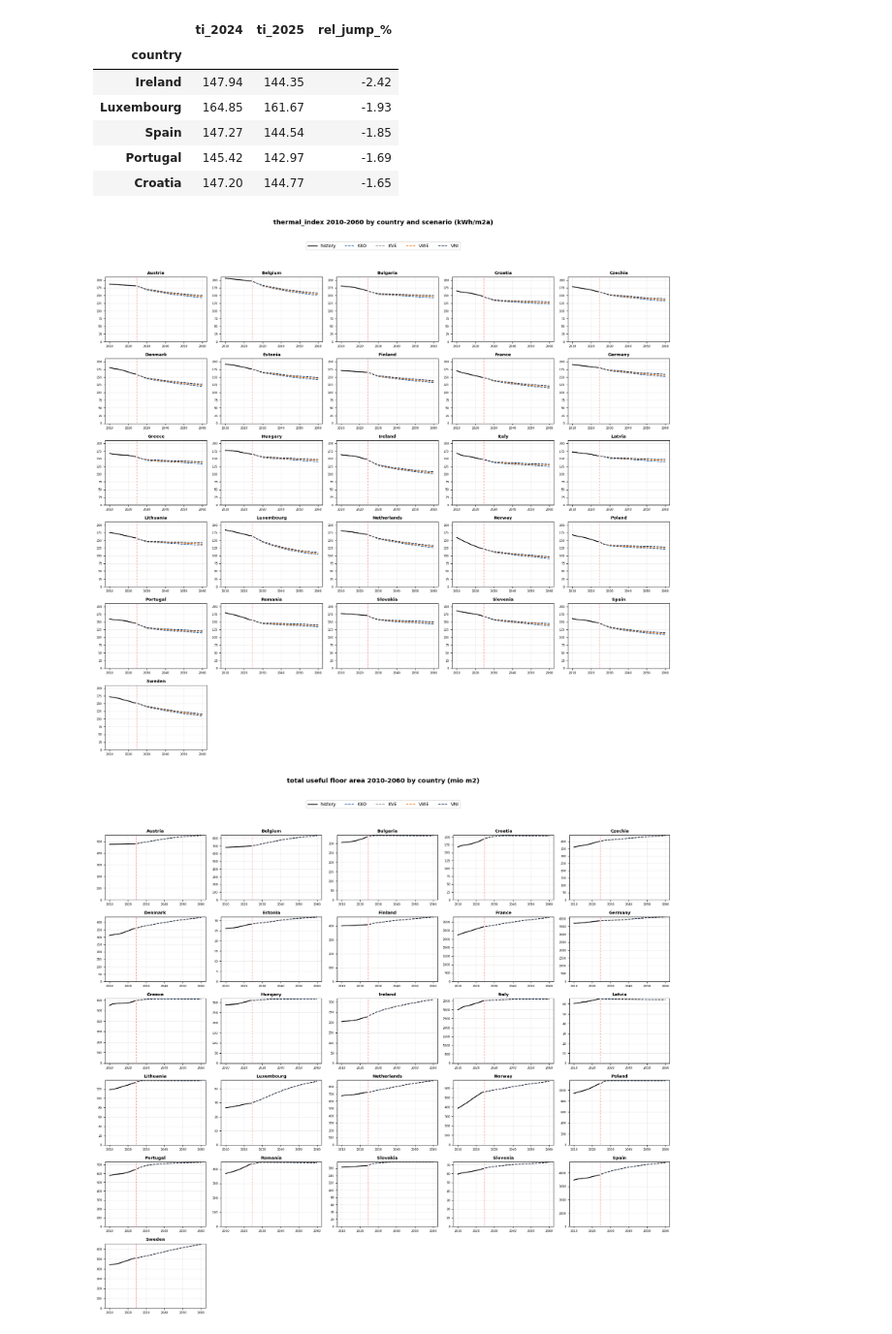
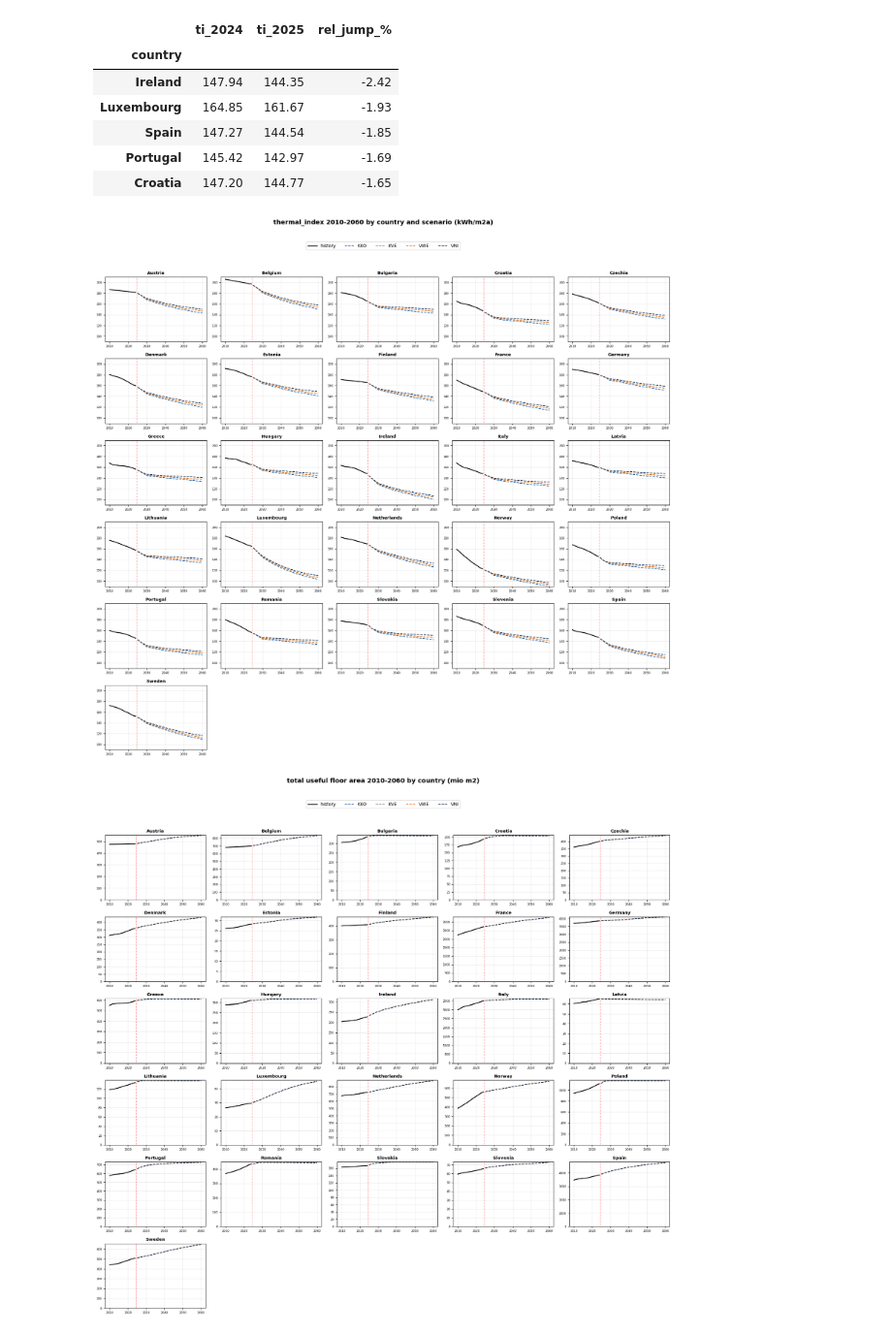
Before and after one commit to morteezzaa/demand_forecast_MA, a Jupyter notebook: floor_area_panel.ipynb, the cells around one changed output. Shown at 97% size. Saved outputs shown, nothing was run; the diff lists cells and outputs as text; code cells hidden in the pictures.

```diff
--- a/floor_area_panel.ipynb
+++ b/floor_area_panel.ipynb
@@ -261,5 +229,0 @@ the value below used only as a fallback if the estimate is implausible.
-# %%
-EPSILON_DEFAULT = 0.25      # fallback income elasticity of floor area per capita
-EPSILON_BOUNDS  = (0.05, 0.60)  # plausibility range for the estimated elasticity
-
-PERMIT_LAG = 1   # years between a building permit and the floor area entering the stock
@@ -486,6 +455,40 @@ def backcast_history(bso_row, permit_shape, years=HIST_YEARS,
         states[y] = cur
 
     return {y: states[y] for y in years}, new_build, k
+
+
+def apply_renovation_history(states, years, rate,
+                             renovatable=RENOVATABLE, demolition=DEMOLITION_RATE):
+    """Split a renovation-free backcast into un-renovated / `ren_` portions.
+
+    Mirrors the mass-preserving, worst-first shift used in the projection (§4.2): each year
+    `rate * total_stock` moves from the oldest renovatable cohorts into their `ren_`
+    counterpart, accumulating monotonically forward in time starting from `min(years)`
+    (2010, 0 % renovated). Renovated and un-renovated area share the same demolition
+    hazard, so the per-cohort totals already produced by `backcast_history` - including the
+    2020 BSO anchor - are left untouched; only the raw/`ren_` split (and hence the derived
+    thermal_index) changes.
+    """
+    if rate <= 0:
+        return states
+    out = {}
+    carried = {c: 0.0 for c in renovatable}
+    for y in sorted(years):
+        raw = states[y]
+        cur = dict(raw)
+        to_renovate = rate * sum(raw.values())
+        for c in renovatable:
+            d = demolition.get(c, 0.0)
+            carried[c] *= (1.0 - d)                       # last year's ren_ area ages too
+            available = max(0.0, raw.get(c, 0.0) - carried[c])
+            take = min(available, to_renovate)
+            carried[c] += take
+            to_renovate -= take
+        for c in renovatable:
+            cur[c] = raw.get(c, 0.0) - carried[c]
+            cur[REN_PREFIX + c] = carried[c]
+        out[y] = cur
+    return out
 # %% [markdown]
 ### 3.2 Run the backcast for all countries
 # %%
@@ -504,6 +507,7 @@ hist_states, hist_meta, hist_newbuild = {}, {}, {}
 for country in ALL_COUNTRIES:
     shape, method = permit_dict(country, permits)
     states, nb, k = backcast_history(bso.loc[country], shape)
+    states = apply_renovation_history(states, HIST_YEARS, HIST_RENOVATION_RATE)
     hist_states[country]   = states
     hist_newbuild[country] = nb
     hist_meta[country]     = method
@@ -847,32 +849,32 @@ thermal_index continuity 2024 -> 2025 (KKO):
 # %%
 COL = {"KKO": "#1C5FA8", "KVE": "#8A8A8A", "VWE": "#EE7203", "VNI": "#0B2B52"}
 
 n_cols = 5
 n_rows = math.ceil(len(ALL_COUNTRIES) / n_cols)
 fig, axes = plt.subplots(n_rows, n_cols, figsize=(n_cols * 3.6, n_rows * 2.6))
 axes = axes.flatten()
 for ax, country in zip(axes, ALL_COUNTRIES):
     h = floor_hist[floor_hist.country == country].sort_values("year")
     ax.plot(h.year, h.thermal_index, color="black", lw=1.8, label="history")
     for sc in SCENARIOS:
         p = floor_proj[(floor_proj.country == country) &
                        (floor_proj.scenario == sc)].sort_values("year")
         ax.plot(p.year, p.thermal_index, color=COL[sc], lw=1.4, ls="--", label=sc)
     ax.axvline(2024.5, color="red", ls=":", lw=0.8)
     ax.set_title(country, fontsize=9.5, fontweight="bold")
     ax.tick_params(labelsize=6.5)
     ax.grid(alpha=0.25)
-    ax.set_ylim(0,210)
+    ax.set_ylim(90,210)
 for ax in axes[len(ALL_COUNTRIES):]:
     ax.set_visible(False)
 h_, l_ = axes[0].get_legend_handles_labels()
 fig.legend(h_, l_, loc="upper center", ncol=5, fontsize=10, bbox_to_anchor=(0.5, 1.03))
 fig.suptitle("thermal_index 2010-2060 by country and scenario (kWh/m2a)",
              fontsize=14, fontweight="bold", y=1.07)
 plt.tight_layout()
 plt.show()
 # %% [output]
-[figure, old version]
+[figure, new version]
 # %%
 fig, axes = plt.subplots(n_rows, n_cols, figsize=(n_cols * 3.6, n_rows * 2.6))
 axes = axes.flatten()
```
Also changed, not shown: parts of 23 cells of this notebook, 47 other files.
